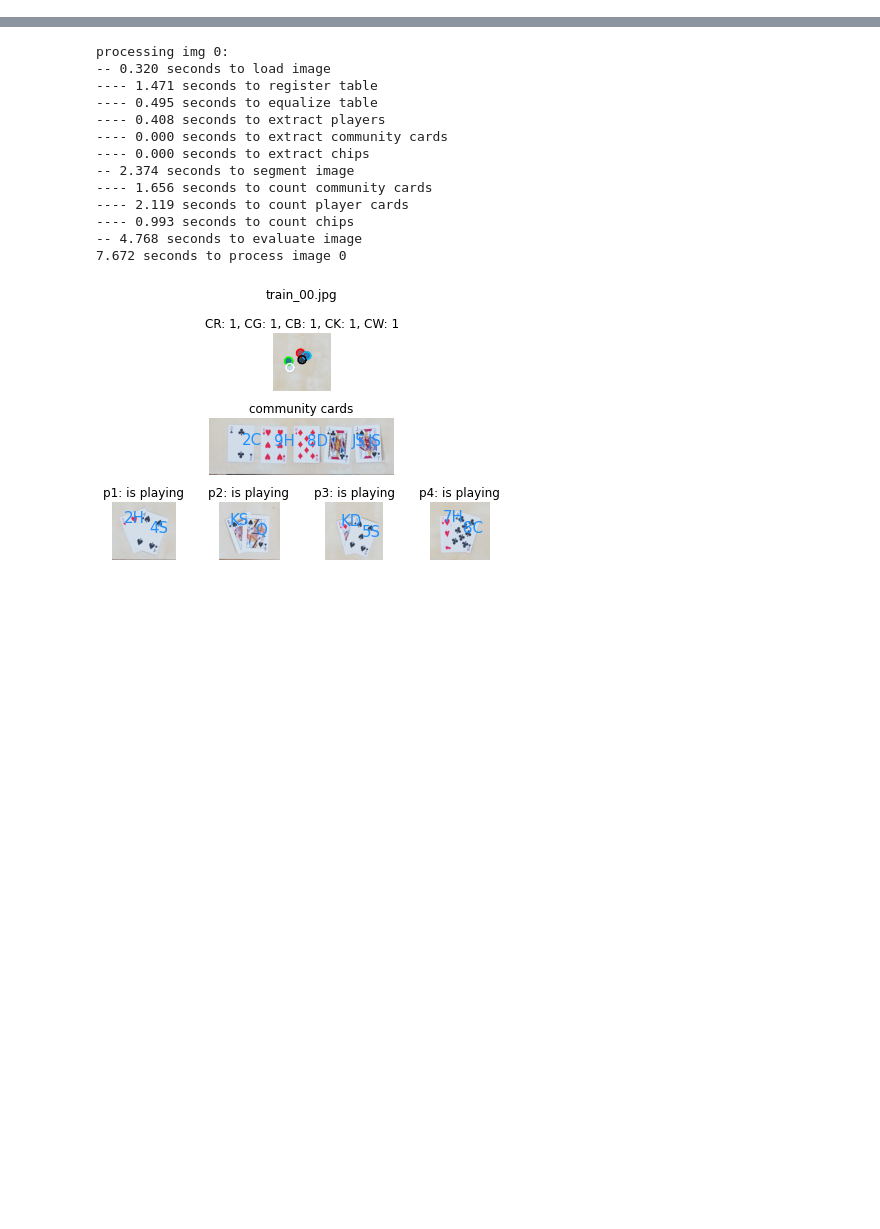
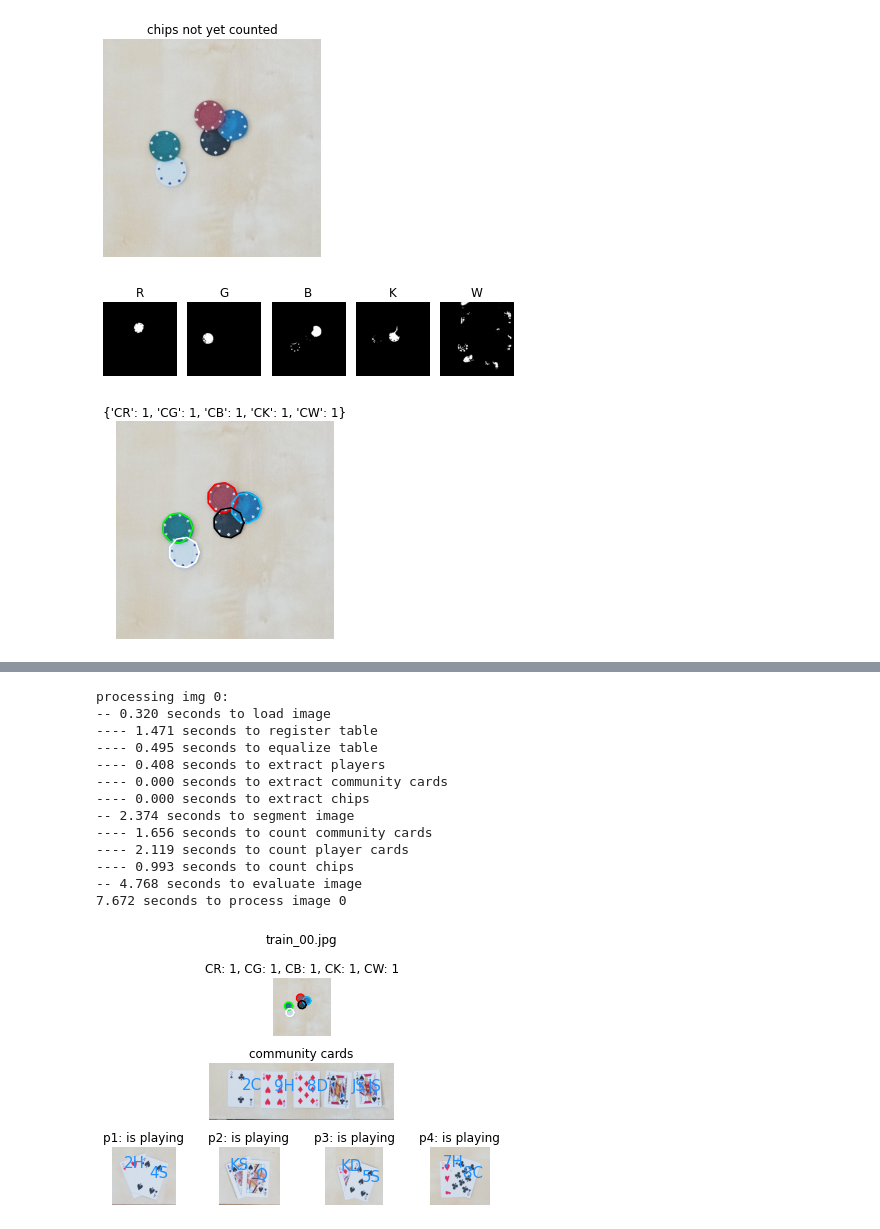
Before and after one commit to mbiselx/ImgAnlNPatRec, a Jupyter notebook: project/test_preprocessing.ipynb, the cells around one changed output, grey strips where cells are left out. Cells and saved outputs as stored; diff of their text form; code cells hidden in the pictures; blank space fills up the shorter version.

```diff
--- a/project/test_preprocessing.ipynb
+++ b/project/test_preprocessing.ipynb
@@ -14,0 +147,13 @@ from evaluate_cards import *
+# %%
+img = get_img(img_type='chips')
+chips = ChipsSegment(img, cropped=True)
+
+chips.show()
+chips.get_nb_chips(show=True)
+plt.show()
+
+del img, chips
+# %% [output]
+[figure, added]
+[figure, added]
+[figure, added]
```
Also changed, not shown: parts of 16 cells of this notebook, 8 other files.
